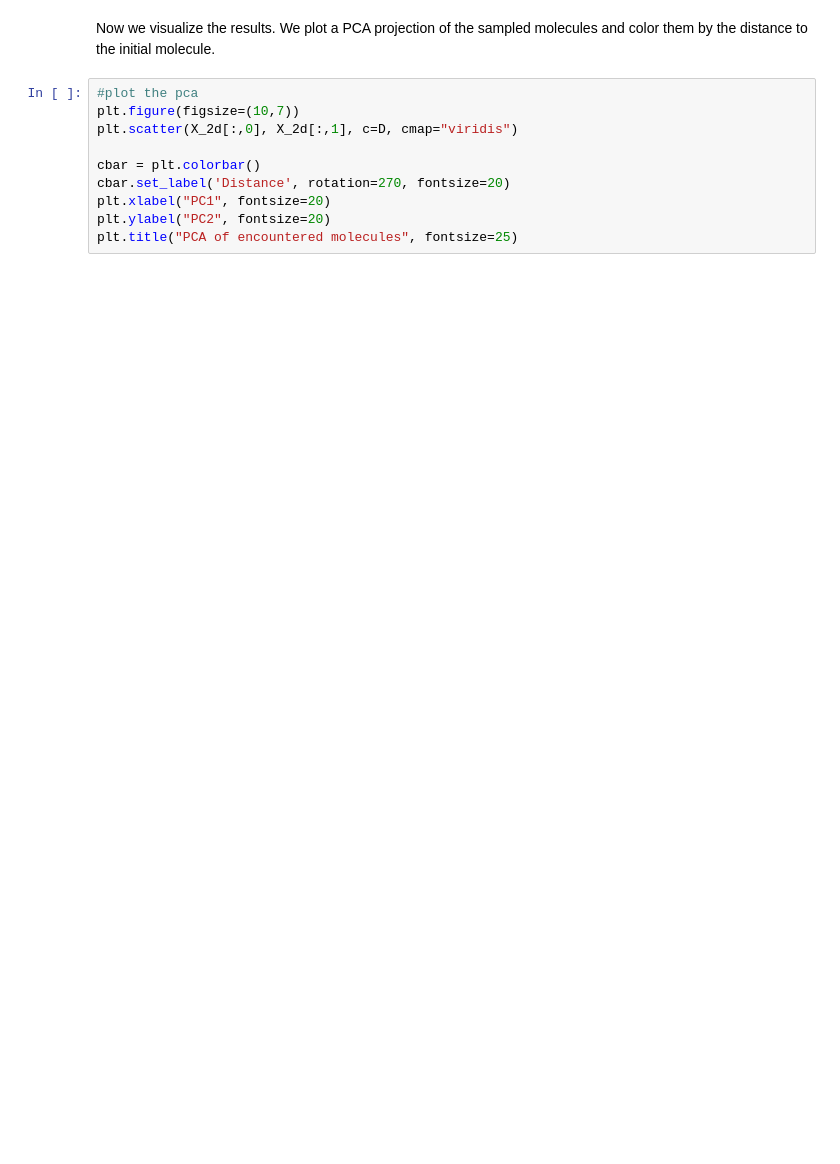
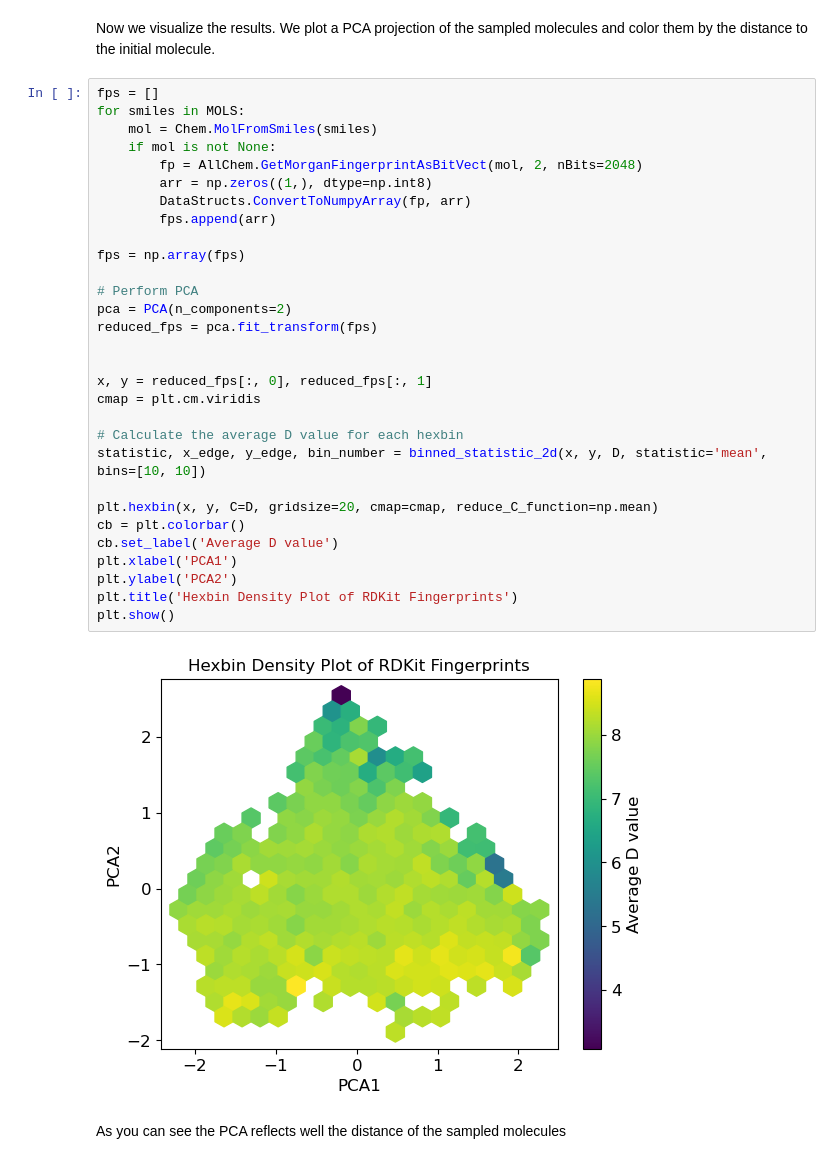
Before and after one commit to kvkarandashev/mosaics-dev, a Jupyter notebook: examples/05_chemspacesampler/tutorial/tutorial.ipynb, the cells around one changed output. Cells and saved outputs as stored; diff of their text form; blank space fills up the shorter version.

```diff
--- a/examples/05_chemspacesampler/tutorial/tutorial.ipynb
+++ b/examples/05_chemspacesampler/tutorial/tutorial.ipynb
@@ -269,12 +284,36 @@ MOLS, D = chemspace_potentials.chemspacesampler_ECFP(smiles=aspirin, params=para
 # %% [markdown]
 Now we visualize the results. We plot a PCA projection of the sampled molecules and color them by the distance to the initial molecule.
-# %%
-#plot the pca
-plt.figure(figsize=(10,7))
-plt.scatter(X_2d[:,0], X_2d[:,1], c=D, cmap="viridis")
-
-cbar = plt.colorbar()
-cbar.set_label('Distance', rotation=270, fontsize=20)
-plt.xlabel("PC1", fontsize=20)
-plt.ylabel("PC2", fontsize=20)
-plt.title("PCA of encountered molecules", fontsize=25)
+# %%
+fps = []
+for smiles in MOLS:
+    mol = Chem.MolFromSmiles(smiles)
+    if mol is not None:
+        fp = AllChem.GetMorganFingerprintAsBitVect(mol, 2, nBits=2048)
+        arr = np.zeros((1,), dtype=np.int8)
+        DataStructs.ConvertToNumpyArray(fp, arr)
+        fps.append(arr)
+
+fps = np.array(fps)
+
+# Perform PCA
+pca = PCA(n_components=2)
+reduced_fps = pca.fit_transform(fps)
+
+
+x, y = reduced_fps[:, 0], reduced_fps[:, 1]
+cmap = plt.cm.viridis
+
+# Calculate the average D value for each hexbin
+statistic, x_edge, y_edge, bin_number = binned_statistic_2d(x, y, D, statistic='mean', bins=[10, 10])
+
+plt.hexbin(x, y, C=D, gridsize=20, cmap=cmap, reduce_C_function=np.mean)
+cb = plt.colorbar()
+cb.set_label('Average D value')
+plt.xlabel('PCA1')
+plt.ylabel('PCA2')
+plt.title('Hexbin Density Plot of RDKit Fingerprints')
+plt.show()
+# %% [output]
+[figure, added]
+# %% [markdown]
+As you can see the PCA reflects well the distance of the sampled molecules
```
Also changed, not shown: parts of 3 cells of this notebook.
